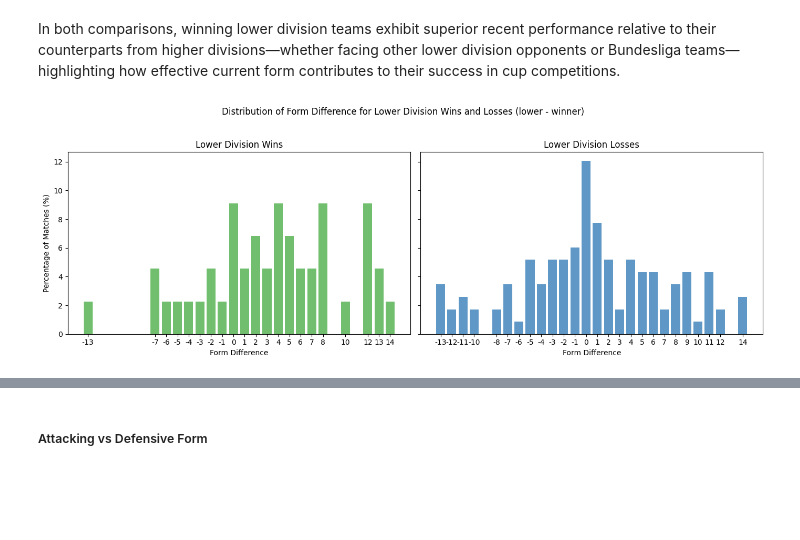
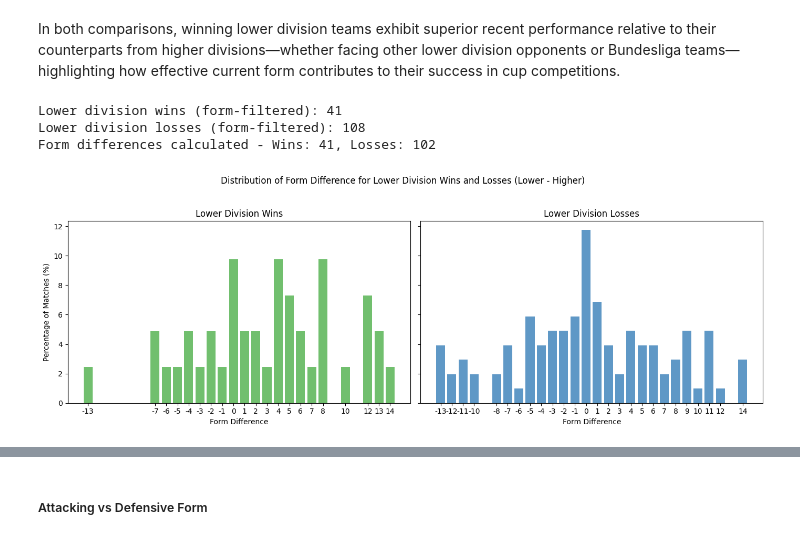
Before and after one commit to armin2080/DFB-Cup, a Jupyter notebook: notebook.ipynb, the cells around one changed output, grey strips where cells are left out. Drawn from its saved outputs; the diff is of its cells as text; code cells hidden in the pictures; blank space fills up the shorter version.

```diff
--- a/notebook.ipynb
+++ b/notebook.ipynb
@@ -1437,17 +1689,22 @@ dfb_matches['away_team_form'] = dfb_matches.apply(
 # %%
-# Select matches where teams from higher divisions won against lower divisions
-lower_win_matches = dfb_matches[
-    ((dfb_matches['home_division'] > dfb_matches['away_division']) & (dfb_matches['home_score'] > dfb_matches['away_score'])) |
-    ((dfb_matches['away_division'] > dfb_matches['home_division']) & (dfb_matches['away_score'] > dfb_matches['home_score']))
+# Team Form Analysis: Lower Division Winners vs Higher Division Losers
+# Use the form-filtered dataset that contains team form columns
+
+# Select matches where lower division teams won against higher divisions (from form-filtered data)
+lower_win_matches_with_form = dfb_matches_form_filtered[
+    ((dfb_matches_form_filtered['home_division'] > dfb_matches_form_filtered['away_division']) &
+     (dfb_matches_form_filtered['home_score'] > dfb_matches_form_filtered['away_score'])) |
+    ((dfb_matches_form_filtered['away_division'] > dfb_matches_form_filtered['home_division']) &
+     (dfb_matches_form_filtered['away_score'] > dfb_matches_form_filtered['home_score']))
 ]
 
-
+print(f"Lower division wins with form data: {len(lower_win_matches_with_form)}")
 
 # Collect winner and loser team forms
 winner_forms = []
 loser_forms = []
 
-for _, row in lower_win_matches.iterrows():
+for _, row in lower_win_matches_with_form.iterrows():
     if row['home_division'] > row['away_division'] and row['home_score'] > row['away_score']:
         winner_forms.append(row['home_team_form'])
         loser_forms.append(row['away_team_form'])
@@ -1455,6 +1712,7 @@ for _, row in lower_win_matches.iterrows():
         winner_forms.append(row['away_team_form'])
         loser_forms.append(row['home_team_form'])
 
+print(f"Collected {len(winner_forms)} winner forms and {len(loser_forms)} loser forms")
 
 # Create DataFrame for plotting
 form_df = pd.DataFrame({
@@ -1603,19 +1877,31 @@ Winner mean form: 17.03, Loser mean form: 14.17
 # %% [markdown]
 In both comparisons, winning lower division teams exhibit superior recent performance relative to their counterparts from higher divisions—whether facing other lower division opponents or Bundesliga teams—highlighting how effective current form contributes to their success in cup competitions.
 # %%
-lower_win_matches = dfb_matches[
-    ((dfb_matches['home_division'] > dfb_matches['away_division']) & (dfb_matches['home_score'] > dfb_matches['away_score'])) |
-    ((dfb_matches['away_division'] > dfb_matches['home_division']) & (dfb_matches['away_score'] > dfb_matches['home_score']))
+# Form Difference Analysis: Lower Division Wins vs Losses
+# Use the form-filtered dataset that contains team form columns
+
+# Select lower division wins from form-filtered data
+lower_win_matches_filtered = dfb_matches_form_filtered[
+    ((dfb_matches_form_filtered['home_division'] > dfb_matches_form_filtered['away_division']) &
+     (dfb_matches_form_filtered['home_score'] > dfb_matches_form_filtered['away_score'])) |
+    ((dfb_matches_form_filtered['away_division'] > dfb_matches_form_filtered['home_division']) &
+     (dfb_matches_form_filtered['away_score'] > dfb_matches_form_filtered['home_score']))
 ].reset_index(drop=True)
 
-lower_loss_matches = dfb_matches[
-    ((dfb_matches['home_division'] > dfb_matches['away_division']) & (dfb_matches['home_score'] < dfb_matches['away_score'])) |
-    ((dfb_matches['away_division'] > dfb_matches['home_division']) & (dfb_matches['away_score'] < dfb_matches['home_score']))
+# Select lower division losses from form-filtered data
+lower_loss_matches_filtered = dfb_matches_form_filtered[
+    ((dfb_matches_form_filtered['home_division'] > dfb_matches_form_filtered['away_division']) &
+     (dfb_matches_form_filtered['home_score'] < dfb_matches_form_filtered['away_score'])) |
+    ((dfb_matches_form_filtered['away_division'] > dfb_matches_form_filtered['home_division']) &
+     (dfb_matches_form_filtered['away_score'] < dfb_matches_form_filtered['home_score']))
 ].reset_index(drop=True)
 
-# Calculate form difference for lower_win_matches
+print(f"Lower division wins (form-filtered): {len(lower_win_matches_filtered)}")
+print(f"Lower division losses (form-filtered): {len(lower_loss_matches_filtered)}")
+
+# Calculate form differences for lower division wins
 lower_win_form_diff = []
-for _, row in lower_win_matches.iterrows():
+for _, row in lower_win_matches_filtered.iterrows():
     if row['home_division'] > row['away_division']:
         diff = row['home_team_form'] - row['away_team_form']
     elif row['away_division'] > row['home_division']:
@@ -1624,9 +1910,9 @@ for _, row in lower_win_matches.iterrows():
         continue
     lower_win_form_diff.append(diff)
 
-# Calculate form differencefor lower_loss_matches
+# Calculate form differences for lower division losses
 lower_loss_form_diff = []
-for _, row in lower_loss_matches.iterrows():
+for _, row in lower_loss_matches_filtered.iterrows():
     if row['home_division'] > row['away_division']:
         diff = row['home_team_form'] - row['away_team_form']
     elif row['away_division'] > row['home_division']:
@@ -1639,54 +1925,55 @@ for _, row in lower_loss_matches.iterrows():
 filtered_lower_win_form_diff = [x for x in lower_win_form_diff if -13 <= x <= 14]
 filtered_lower_loss_form_diff = [x for x in lower_loss_form_diff if -13 <= x <= 14]
 
+print(f"Form differences calculated - Wins: {len(filtered_lower_win_form_diff)}, Losses: {len(filtered_lower_loss_form_diff)}")
 
-
-# Calculate percentage occurrence for each unique value in lower_win_form_diff
+# Calculate percentage occurrence for each unique value
 unique_lower_win, counts_lower_win = np.unique(filtered_lower_win_form_diff, return_counts=True)
 total_win = counts_lower_win.sum()
 value_percentages_lower_win = {val: (cnt / total_win) * 100 for val, cnt in zip(unique_lower_win, counts_lower_win)}
 
-# Calculate percentage occurrence for each unique value in lower_loss_form_diff
 unique_lower_loss, counts_lower_loss = np.unique(filtered_lower_loss_form_diff, return_counts=True)
 total_loss = counts_lower_loss.sum()
 value_percentages_lower_loss = {val: (cnt / total_loss) * 100 for val, cnt in zip(unique_lower_loss, counts_lower_loss)}
 
-
-# Create subplots
+# Create visualization
 fig, axes = plt.subplots(1, 2, figsize=(14, 5), sharey=True)
 
 # Plot for lower_win_form_diff
 axes[0].bar(
     value_percentages_lower_win.keys(),
     value_percentages_lower_win.values(),
     alpha=0.8,
     color='#4daf4a'
 )
 win_keys = sorted(value_percentages_lower_win.keys())
 axes[0].set_xticks(win_keys)
-axes[0].set_xticklabels(win_keys)  # Keep it numeric for correct spacing
+axes[0].set_xticklabels(win_keys)
 axes[0].set_xlabel('Form Difference')
 axes[0].set_ylabel('Percentage of Matches (%)')
 axes[0].set_title('Lower Division Wins')
 
 # Plot for lower_loss_form_diff
 axes[1].bar(
     value_percentages_lower_loss.keys(),
     value_percentages_lower_loss.values(),
     alpha=0.8,
     color='#377eb8'
 )
 loss_keys = sorted(value_percentages_lower_loss.keys())
 axes[1].set_xticks(loss_keys)
-axes[1].set_xticklabels(loss_keys)  # Keep it numeric for correct spacing
+axes[1].set_xticklabels(loss_keys)
 axes[1].set_xlabel('Form Difference')
 axes[1].set_title('Lower Division Losses')
 
-plt.suptitle('Distribution of Form Difference for Lower Division Wins and Losses (lower - winner)')
+plt.suptitle('Distribution of Form Difference for Lower Division Wins and Losses (Lower - Higher)')
 plt.tight_layout(rect=[0, 0, 1, 0.95])
 plt.show()
 # %% [output]
+Lower division wins (form-filtered): 41
+Lower division losses (form-filtered): 108
+Form differences calculated - Wins: 41, Losses: 102
-[figure, old version]
+[figure, new version]
 # %%
 lower_win_diff_series = pd.Series(filtered_lower_win_form_diff)
 lower_loss_diff_series = pd.Series(filtered_lower_loss_form_diff)
```
Also changed, not shown: parts of 39 cells of this notebook.
